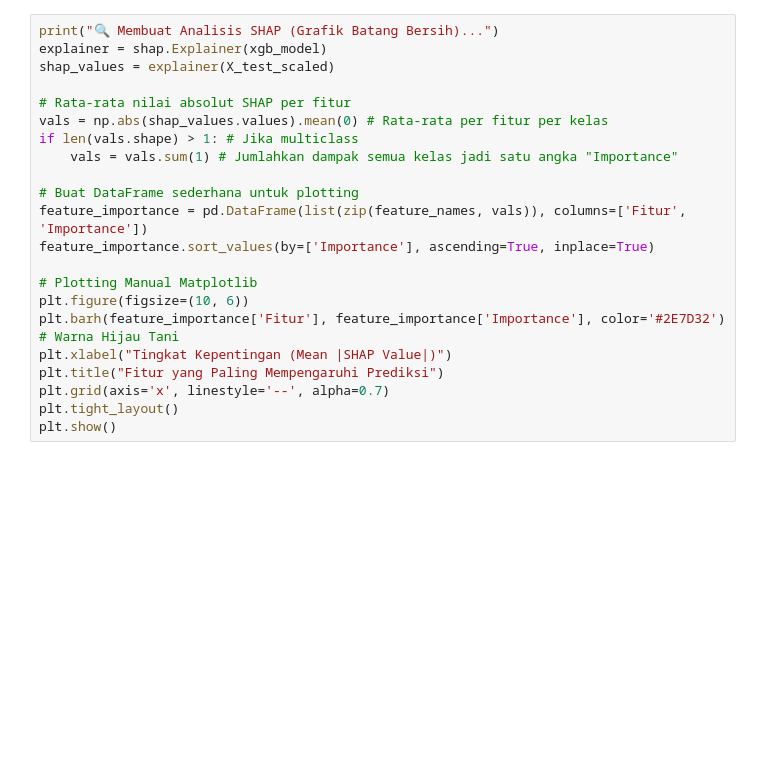
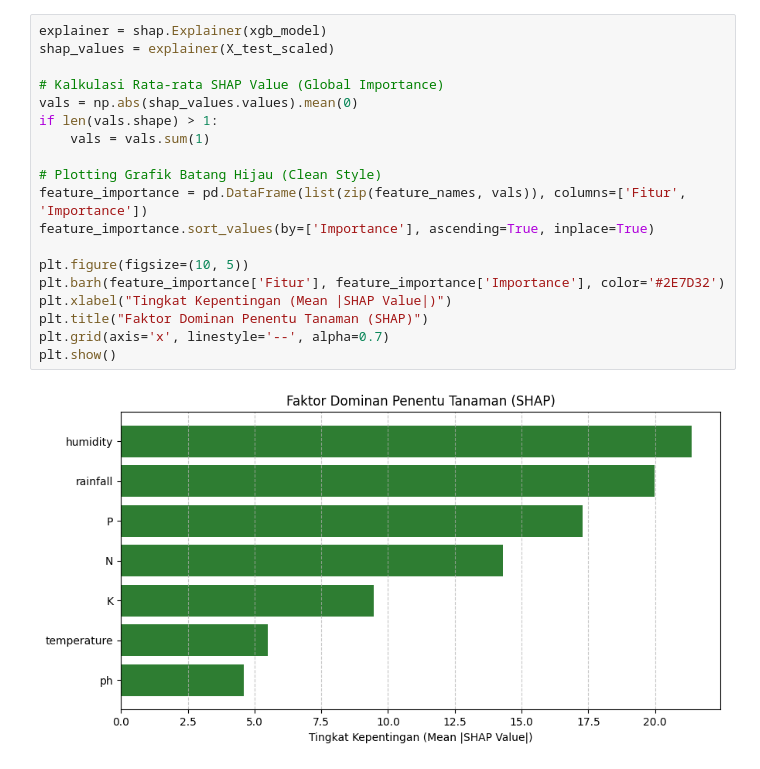
Before and after one commit to SuryaAfriza/AgriSmart-Crop-Recommendation, a Jupyter notebook: Explorasi_Data.ipynb, the cells around one changed output. Saved outputs shown, nothing was run; the diff lists cells and outputs as text; blank space fills up the shorter version.

```diff
--- a/Explorasi_Data.ipynb
+++ b/Explorasi_Data.ipynb
@@ -97,22 +124,21 @@ Menganalisis fitur mana yang paling penting.
 # %%
-print("🔍 Membuat Analisis SHAP (Grafik Batang Bersih)...")
 explainer = shap.Explainer(xgb_model)
 shap_values = explainer(X_test_scaled)
 
-# Rata-rata nilai absolut SHAP per fitur
-vals = np.abs(shap_values.values).mean(0) # Rata-rata per fitur per kelas
-if len(vals.shape) > 1: # Jika multiclass
-    vals = vals.sum(1) # Jumlahkan dampak semua kelas jadi satu angka "Importance"
+# Kalkulasi Rata-rata SHAP Value (Global Importance)
+vals = np.abs(shap_values.values).mean(0)
+if len(vals.shape) > 1:
+    vals = vals.sum(1)
 
-# Buat DataFrame sederhana untuk plotting
+# Plotting Grafik Batang Hijau (Clean Style)
 feature_importance = pd.DataFrame(list(zip(feature_names, vals)), columns=['Fitur', 'Importance'])
 feature_importance.sort_values(by=['Importance'], ascending=True, inplace=True)
 
-# Plotting Manual Matplotlib
-plt.figure(figsize=(10, 6))
-plt.barh(feature_importance['Fitur'], feature_importance['Importance'], color='#2E7D32') # Warna Hijau Tani
+plt.figure(figsize=(10, 5))
+plt.barh(feature_importance['Fitur'], feature_importance['Importance'], color='#2E7D32')
 plt.xlabel("Tingkat Kepentingan (Mean |SHAP Value|)")
-plt.title("Fitur yang Paling Mempengaruhi Prediksi")
+plt.title("Faktor Dominan Penentu Tanaman (SHAP)")
 plt.grid(axis='x', linestyle='--', alpha=0.7)
-plt.tight_layout()
 plt.show()
+# %% [output]
+[figure, added]
```
Also changed, not shown: parts of 15 cells of this notebook, 1 other file.
